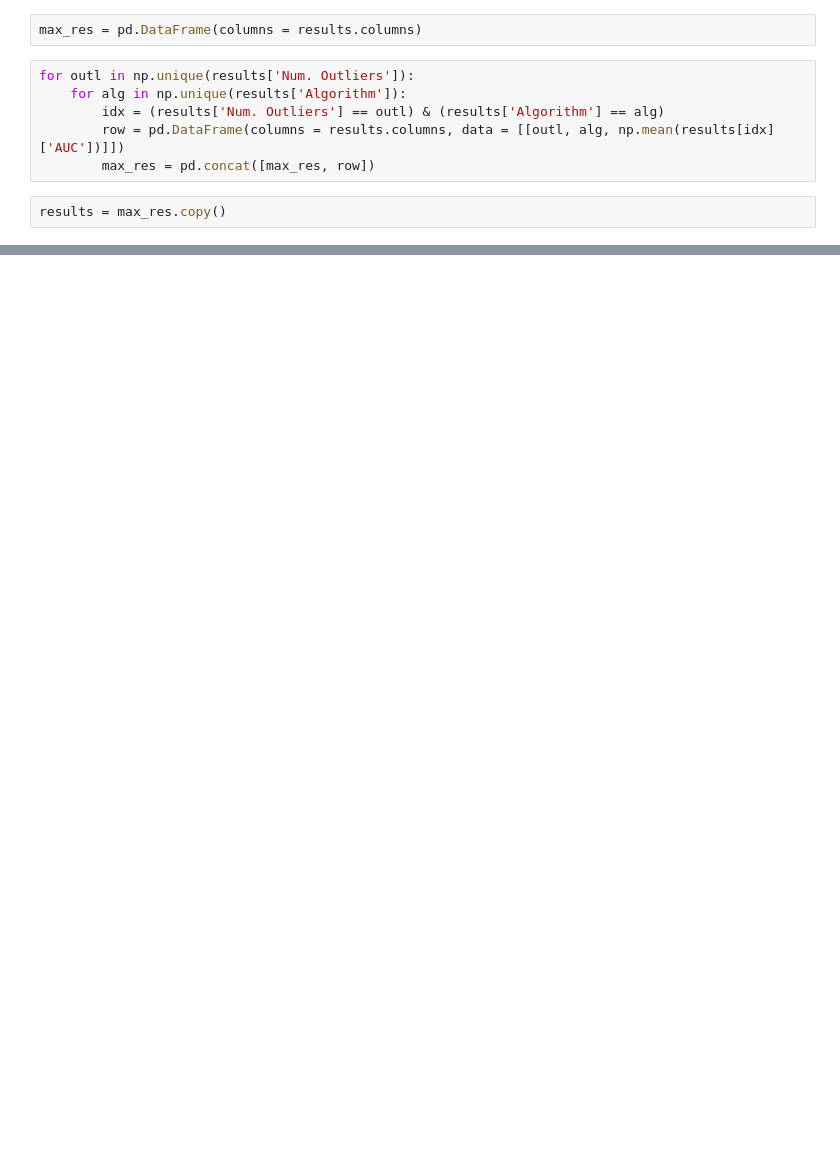
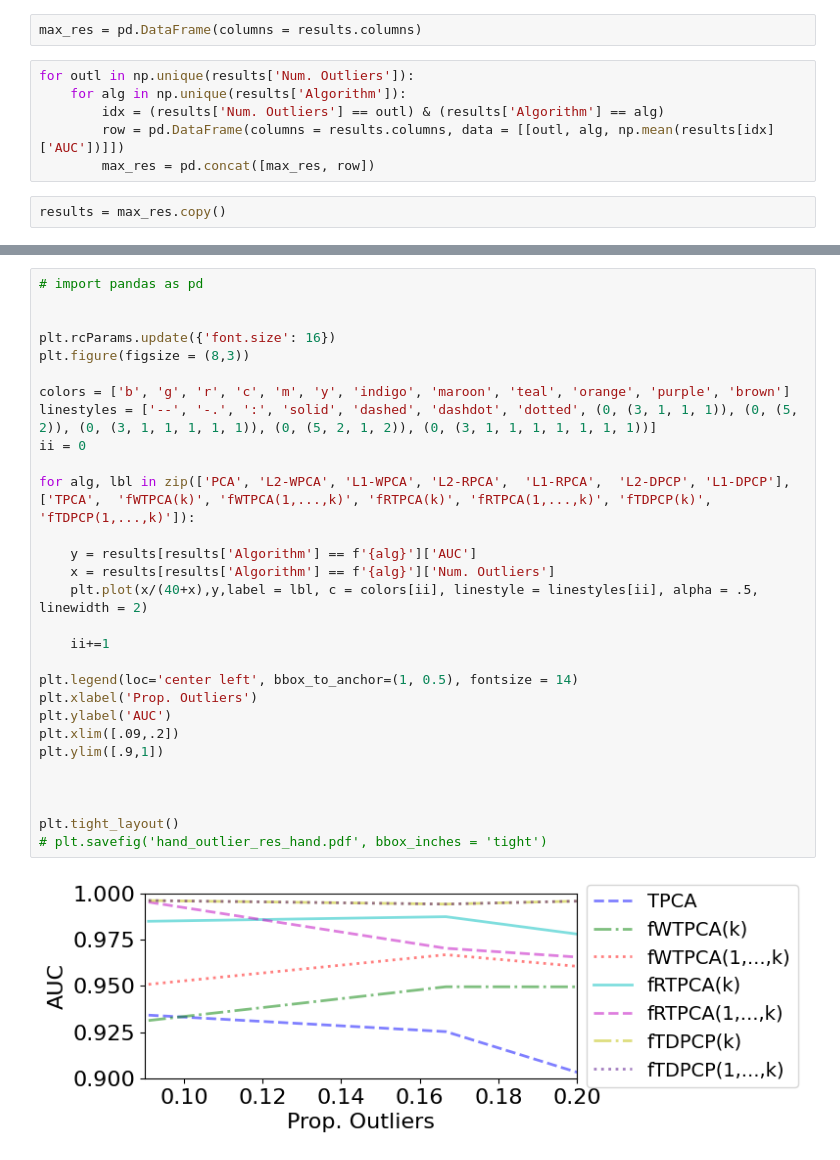
Before and after one commit to MasseyGhalayani/Paper01_funWithFlags, a Jupyter notebook: Hands/plots.ipynb, the cells around one changed output, grey strips where cells are left out. Cells and saved outputs as stored; diff of their text form; blank space fills up the shorter version.

```diff
--- a/Hands/plots.ipynb
+++ b/Hands/plots.ipynb
@@ -17,3 +47,34 @@ results = max_res.copy()
+# %%
+# import pandas as pd
+
+
+plt.rcParams.update({'font.size': 16})
+plt.figure(figsize = (8,3))
+
+colors = ['b', 'g', 'r', 'c', 'm', 'y', 'indigo', 'maroon', 'teal', 'orange', 'purple', 'brown']
+linestyles = ['--', '-.', ':', 'solid', 'dashed', 'dashdot', 'dotted', (0, (3, 1, 1, 1)), (0, (5, 2)), (0, (3, 1, 1, 1, 1, 1)), (0, (5, 2, 1, 2)), (0, (3, 1, 1, 1, 1, 1, 1, 1))]
+ii = 0
+
+for alg, lbl in zip(['PCA', 'L2-WPCA', 'L1-WPCA', 'L2-RPCA',  'L1-RPCA',  'L2-DPCP', 'L1-DPCP'],['TPCA',  'fWTPCA(k)', 'fWTPCA(1,...,k)', 'fRTPCA(k)', 'fRTPCA(1,...,k)', 'fTDPCP(k)', 'fTDPCP(1,...,k)']):
+
+    y = results[results['Algorithm'] == f'{alg}']['AUC']
+    x = results[results['Algorithm'] == f'{alg}']['Num. Outliers']
+    plt.plot(x/(40+x),y,label = lbl, c = colors[ii], linestyle = linestyles[ii], alpha = .5, linewidth = 2)
+
+    ii+=1
+
+plt.legend(loc='center left', bbox_to_anchor=(1, 0.5), fontsize = 14)
+plt.xlabel('Prop. Outliers')
+plt.ylabel('AUC')
+plt.xlim([.09,.2])
+plt.ylim([.9,1])
+
+
+
+plt.tight_layout()
+# plt.savefig('hand_outlier_res_hand.pdf', bbox_inches = 'tight')
+# %% [output]
+[figure, added]
 # %%
 # import pandas as pd
 
```
Also changed, not shown: parts of 4 cells of this notebook, 3 other files.
